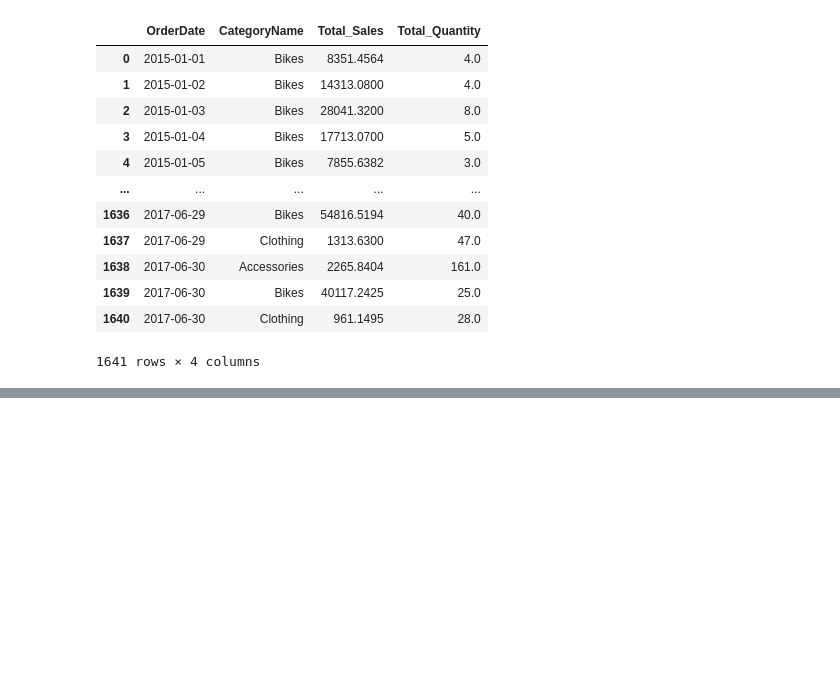
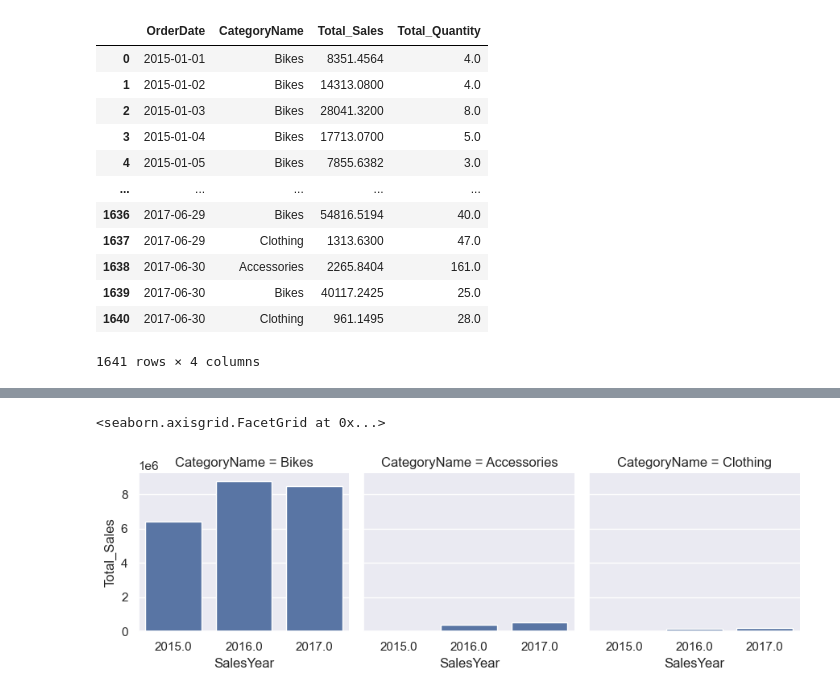
Before and after one commit to Nishanth09121996/AA-Python-2024, a Jupyter notebook: 11-Pandas/28-SuperSales.ipynb, the cells around one changed output, grey strips where cells are left out. Saved outputs shown, nothing was run; the diff lists cells and outputs as text; code cells hidden in the pictures; blank space fills up the shorter version.

```diff
--- a/11-Pandas/28-SuperSales.ipynb
+++ b/11-Pandas/28-SuperSales.ipynb
@@ -94,0 +117,3 @@ Index(['OrderDate', 'CategoryName', 'MonthlySales'], dtype='object')
+# %%
+SalesByProduct = SalesByProduct.groupby(['SalesYear','CategoryName'],as_index=False).agg(Total_Sales = ('SalesAmount','sum'))
+SalesByProduct
@@ -95,2 +129,8 @@ Index(['OrderDate', 'CategoryName', 'MonthlySales'], dtype='object')
+# %%
+prod_facegrid = sns.FacetGrid(SalesByProduct,col='CategoryName')
+prod_facegrid.map_dataframe(sns.barplot,x='SalesYear',y='Total_Sales')
+# %% [output]
+<seaborn.axisgrid.FacetGrid at 0x...>
+[figure, added]
 # %%
 import matplotlib.pyplot as plt
```
Also changed, not shown: parts of 17 cells of this notebook, 5 other files.
